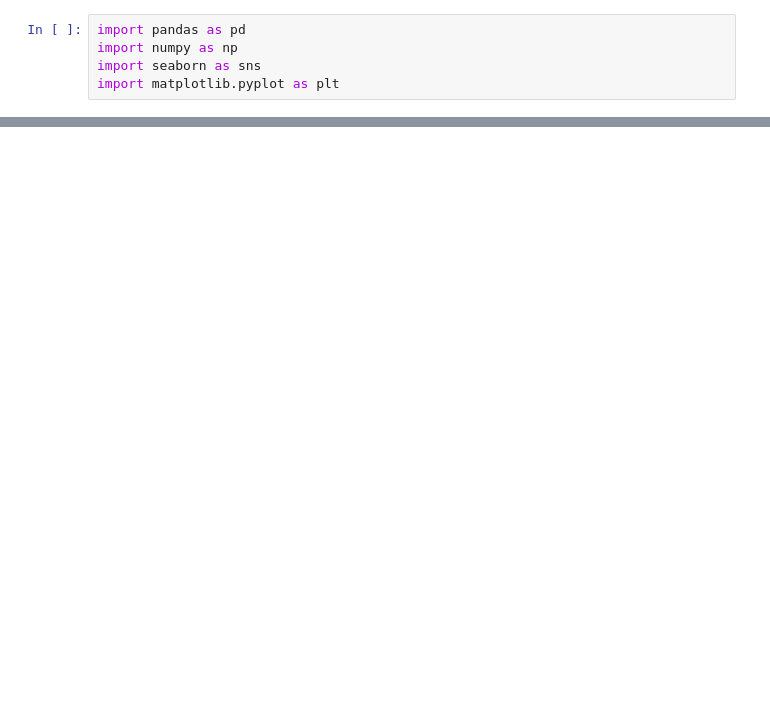
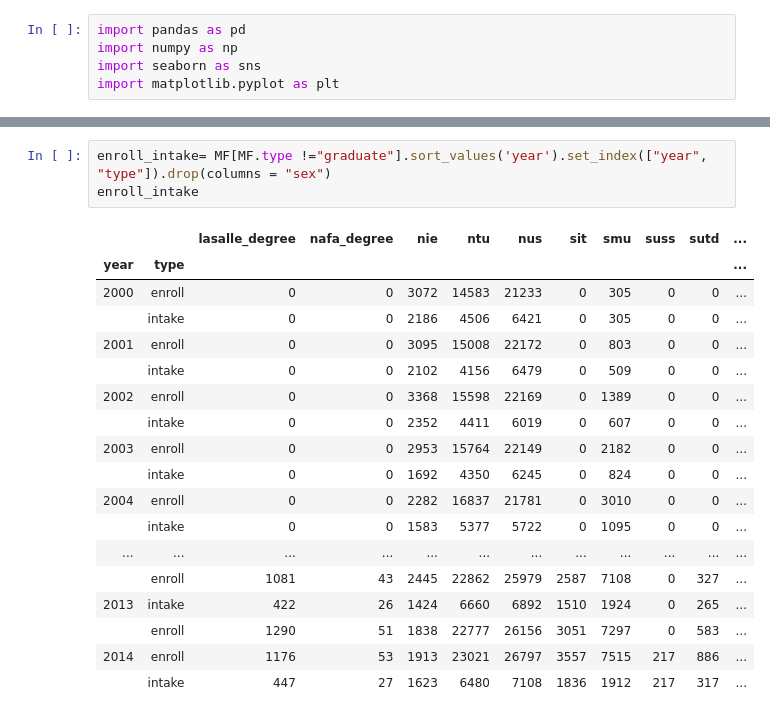
Before and after one commit to jurgen-tan-git/PDS-Assignments, a Jupyter notebook: Assignment 2/Scripts/Graphing/Enroll, Intake & Graduate Graph.ipynb, the cells around one changed output, grey strips where cells are left out. Saved outputs shown, nothing was run; the diff lists cells and outputs as text; blank space fills up the shorter version.

```diff
--- a/Assignment 2/Scripts/Graphing/Enroll, Intake & Graduate Graph.ipynb
+++ b/Assignment 2/Scripts/Graphing/Enroll, Intake & Graduate Graph.ipynb
@@ -56,0 +44,22 @@ plt.show(ax)
+# %%
+enroll_intake= MF[MF.type !="graduate"].sort_values('year').set_index(["year", "type"]).drop(columns = "sex")
+enroll_intake
+# %% [output]
+|  |  | lasalle_degree | nafa_degree | nie | ntu | nus | sit | smu | suss | sutd | ... |
+| year | type |  |  |  |  |  |  |  |  |  | ... |
+| 2000 | enroll | 0 | 0 | 3072 | 14583 | 21233 | 0 | 305 | 0 | 0 | ... |
+|  | intake | 0 | 0 | 2186 | 4506 | 6421 | 0 | 305 | 0 | 0 | ... |
+| 2001 | enroll | 0 | 0 | 3095 | 15008 | 22172 | 0 | 803 | 0 | 0 | ... |
+|  | intake | 0 | 0 | 2102 | 4156 | 6479 | 0 | 509 | 0 | 0 | ... |
+| 2002 | enroll | 0 | 0 | 3368 | 15598 | 22169 | 0 | 1389 | 0 | 0 | ... |
+|  | intake | 0 | 0 | 2352 | 4411 | 6019 | 0 | 607 | 0 | 0 | ... |
+| 2003 | enroll | 0 | 0 | 2953 | 15764 | 22149 | 0 | 2182 | 0 | 0 | ... |
+|  | intake | 0 | 0 | 1692 | 4350 | 6245 | 0 | 824 | 0 | 0 | ... |
+| 2004 | enroll | 0 | 0 | 2282 | 16837 | 21781 | 0 | 3010 | 0 | 0 | ... |
+|  | intake | 0 | 0 | 1583 | 5377 | 5722 | 0 | 1095 | 0 | 0 | ... |
+| ... | ... | ... | ... | ... | ... | ... | ... | ... | ... | ... | ... |
+|  | enroll | 1081 | 43 | 2445 | 22862 | 25979 | 2587 | 7108 | 0 | 327 | ... |
+| 2013 | intake | 422 | 26 | 1424 | 6660 | 6892 | 1510 | 1924 | 0 | 265 | ... |
+|  | enroll | 1290 | 51 | 1838 | 22777 | 26156 | 3051 | 7297 | 0 | 583 | ... |
+| 2014 | enroll | 1176 | 53 | 1913 | 23021 | 26797 | 3557 | 7515 | 217 | 886 | ... |
+|  | intake | 447 | 27 | 1623 | 6480 | 7108 | 1836 | 1912 | 217 | 317 | ... |
```
Also changed, not shown: parts of 9 cells of this notebook, 7 other files.
